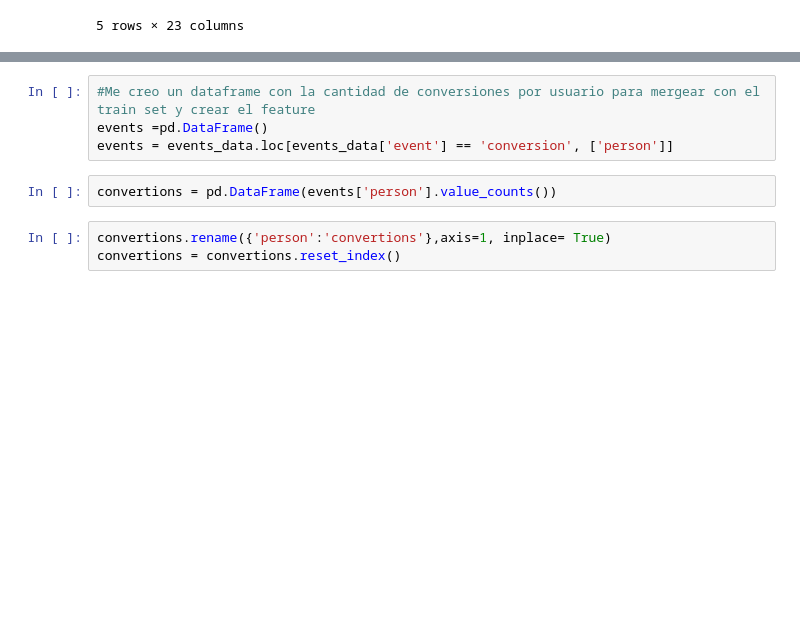
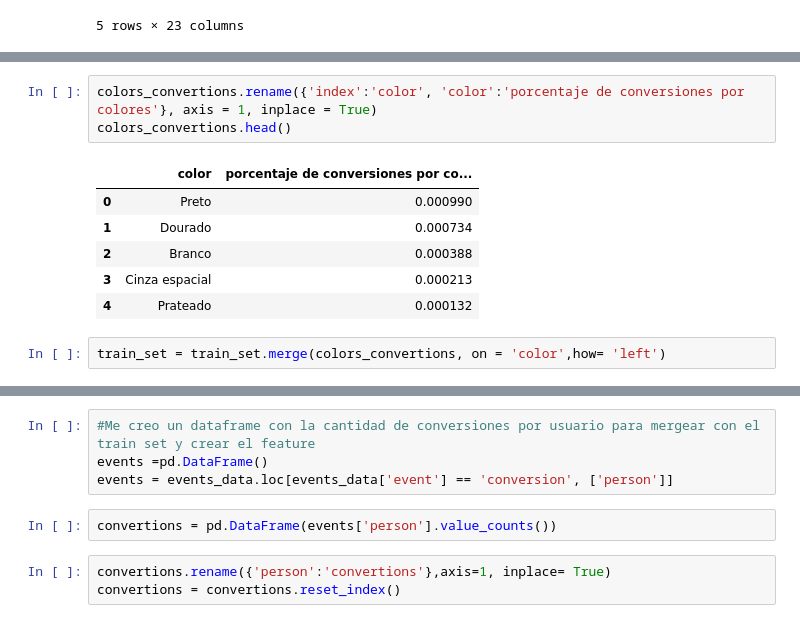
Before and after one commit to Blaz77/DatosReloaded, a Jupyter notebook: TP2/Resolucion.ipynb, the cells around one changed output, grey strips where cells are left out. Cells and saved outputs as stored; diff of their text form; blank space fills up the shorter version.

```diff
--- a/TP2/Resolucion.ipynb
+++ b/TP2/Resolucion.ipynb
@@ -166,0 +99,12 @@ train_set.replace({'color': map_color}, inplace = True)
+# %%
+colors_convertions.rename({'index':'color', 'color':'porcentaje de conversiones por colores'}, axis = 1, inplace = True)
+colors_convertions.head()
+# %% [output]
+|  | color | porcentaje de conversiones por co... |
+| 0 | Preto | 0.000990 |
+| 1 | Dourado | 0.000734 |
+| 2 | Branco | 0.000388 |
+| 3 | Cinza espacial | 0.000213 |
+| 4 | Prateado | 0.000132 |
+# %%
+train_set = train_set.merge(colors_convertions, on = 'color',how= 'left')
```
Also changed, not shown: parts of 11 cells of this notebook.
